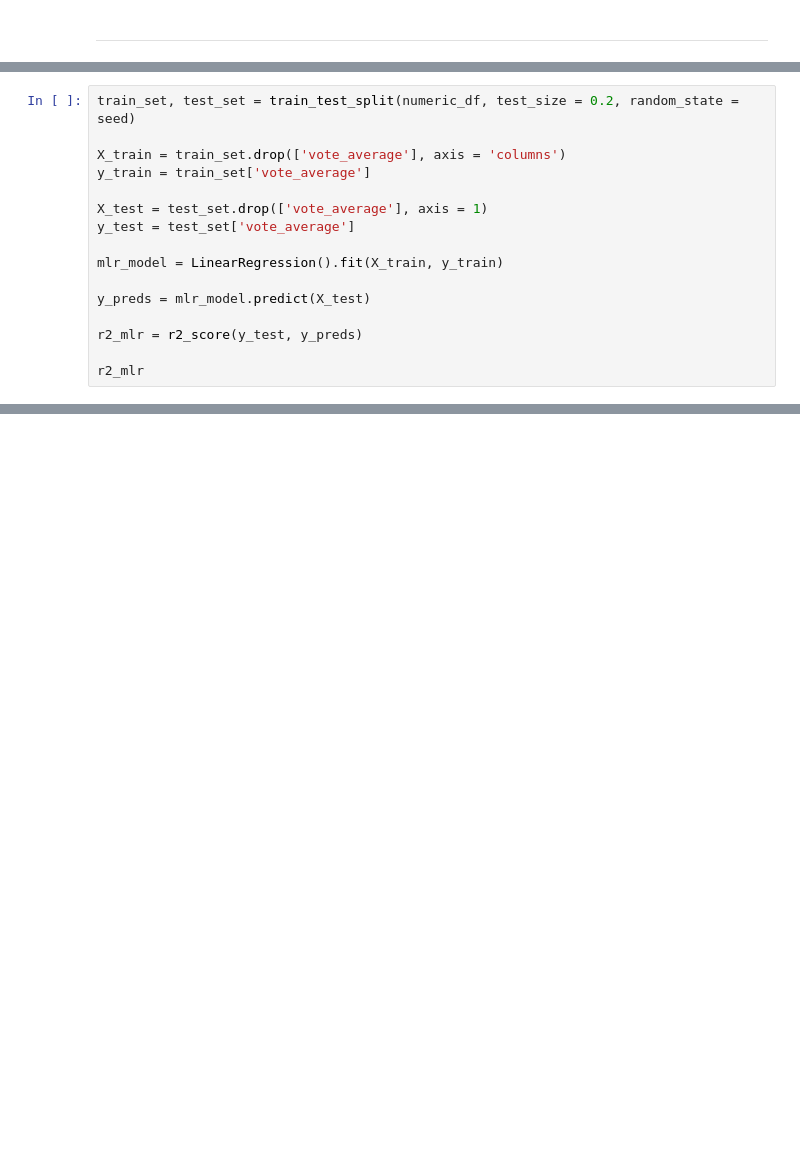
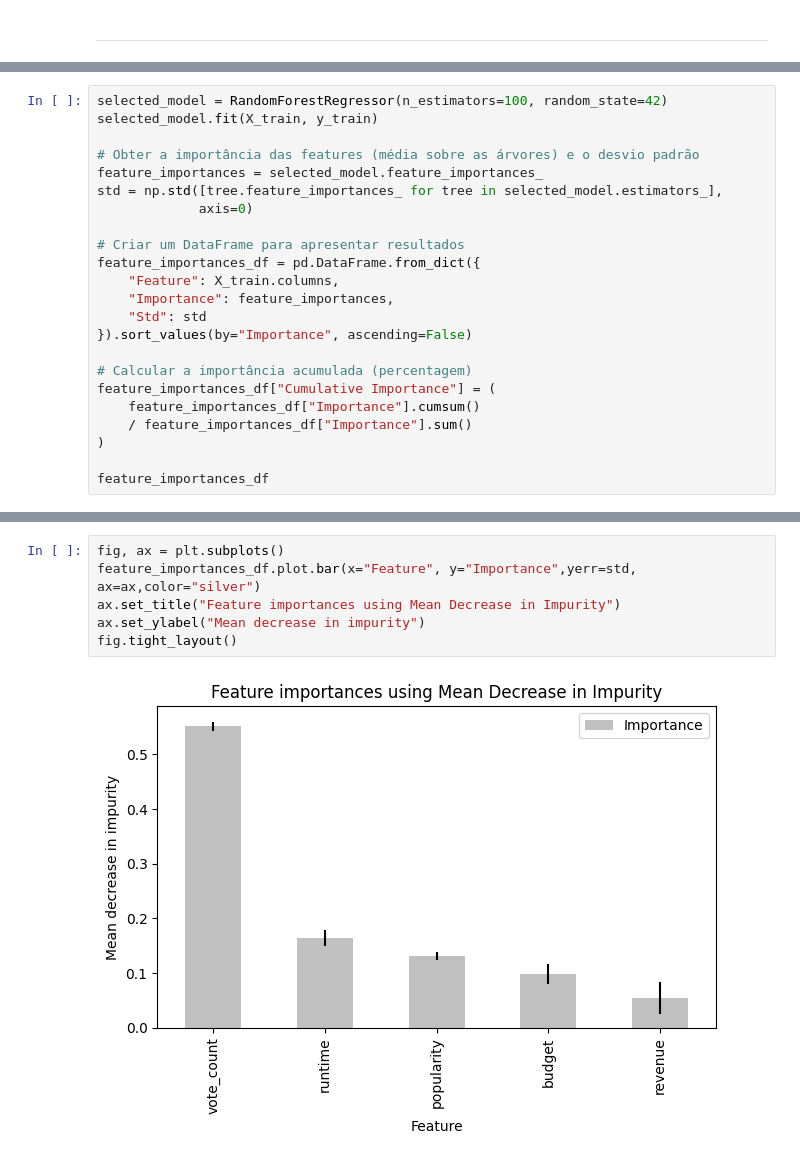
Before and after one commit to pereiranuno/MovieRating, a Jupyter notebook: pf_np_group_project.ipynb, the cells around one changed output, grey strips where cells are left out. Cells and saved outputs as stored; diff of their text form; blank space fills up the shorter version.

```diff
--- a/pf_np_group_project.ipynb
+++ b/pf_np_group_project.ipynb
@@ -644,16 +531,0 @@ X_test.sample(5)
-# %%
-train_set, test_set = train_test_split(numeric_df, test_size = 0.2, random_state = seed)
-
-X_train = train_set.drop(['vote_average'], axis = 'columns')
-y_train = train_set['vote_average']
-
-X_test = test_set.drop(['vote_average'], axis = 1)
-y_test = test_set['vote_average']
-
-mlr_model = LinearRegression().fit(X_train, y_train)
-
-y_preds = mlr_model.predict(X_test)
-
-r2_mlr = r2_score(y_test, y_preds)
-
-r2_mlr
@@ -739,0 +535,23 @@ r2
+# %%
+selected_model = RandomForestRegressor(n_estimators=100, random_state=42)
+selected_model.fit(X_train, y_train)
+
+# Obter a importância das features (média sobre as árvores) e o desvio padrão
+feature_importances = selected_model.feature_importances_
+std = np.std([tree.feature_importances_ for tree in selected_model.estimators_],
+             axis=0)
+
+# Criar um DataFrame para apresentar resultados
+feature_importances_df = pd.DataFrame.from_dict({
+    "Feature": X_train.columns,
+    "Importance": feature_importances,
+    "Std": std
+}).sort_values(by="Importance", ascending=False)
+
+# Calcular a importância acumulada (percentagem)
+feature_importances_df["Cumulative Importance"] = (
+    feature_importances_df["Importance"].cumsum()
+    / feature_importances_df["Importance"].sum()
+)
+
+feature_importances_df
@@ -739,0 +565,8 @@ r2
+# %%
+fig, ax = plt.subplots()
+feature_importances_df.plot.bar(x="Feature", y="Importance",yerr=std, ax=ax,color="silver")
+ax.set_title("Feature importances using Mean Decrease in Impurity")
+ax.set_ylabel("Mean decrease in impurity")
+fig.tight_layout()
+# %% [output]
+[figure, added]
```
Also changed, not shown: parts of 48 cells of this notebook.
